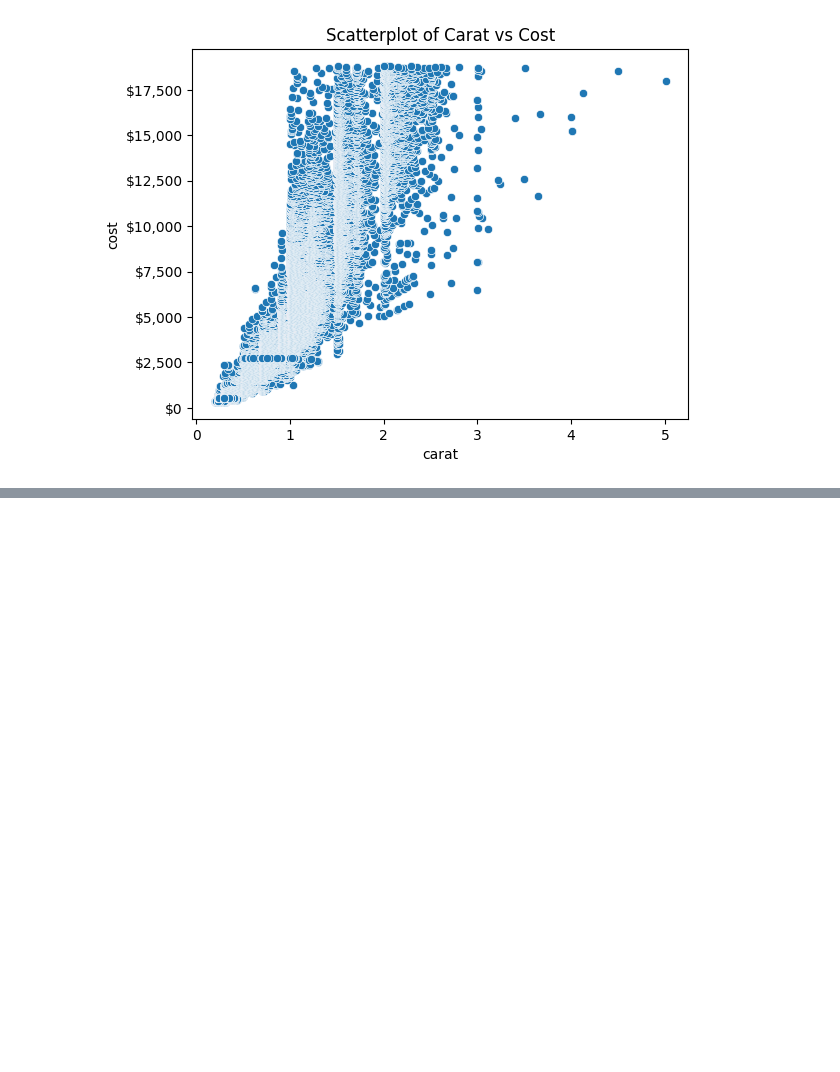
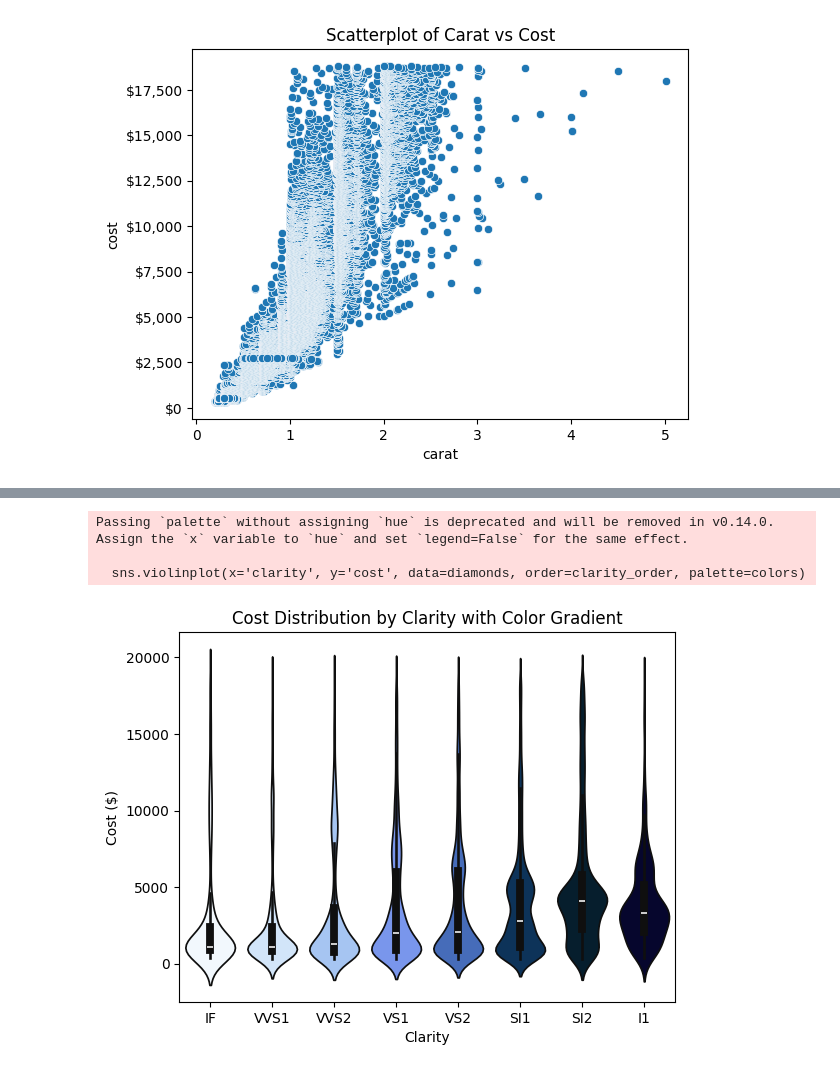
Before and after one commit to SchroderJ-pixel/datafun-06-eda, a Jupyter notebook: schroder-eda.ipynb, the cells around one changed output, grey strips where cells are left out. Drawn from its saved outputs; the diff is of its cells as text; code cells hidden in the pictures; blank space fills up the shorter version.

```diff
--- a/schroder-eda.ipynb
+++ b/schroder-eda.ipynb
@@ -165,0 +189,16 @@ ValueError: could not convert string to float: 'Ideal'
+# %%
+# Create a color palette from light to dark, based on clarity levels
+clarity_order = ['IF', 'VVS1', 'VVS2', 'VS1', 'VS2', 'SI1', 'SI2', 'I1']
+colors = ['#f0f8ff', '#cce5ff', '#99c2ff', '#668cff', '#3366cc', '#003366', '#001f33', '#000033']  # Custom colors from light to dark
+
+# Plot the violin plot with custom colors
+sns.violinplot(x='clarity', y='cost', data=diamonds, order=clarity_order, palette=colors)
+plt.title('Cost Distribution by Clarity with Color Gradient')
+plt.ylabel('Cost ($)')
+plt.xlabel('Clarity')
+plt.show()
+# %% [output]
+Passing `palette` without assigning `hue` is deprecated and will be removed in v0.14.0. Assign the `x` variable to `hue` and set `legend=False` for the same effect.
+
+  sns.violinplot(x='clarity', y='cost', data=diamonds, order=clarity_order, palette=colors)
+[figure, added]
```
Also changed, not shown: parts of 8 cells of this notebook.
